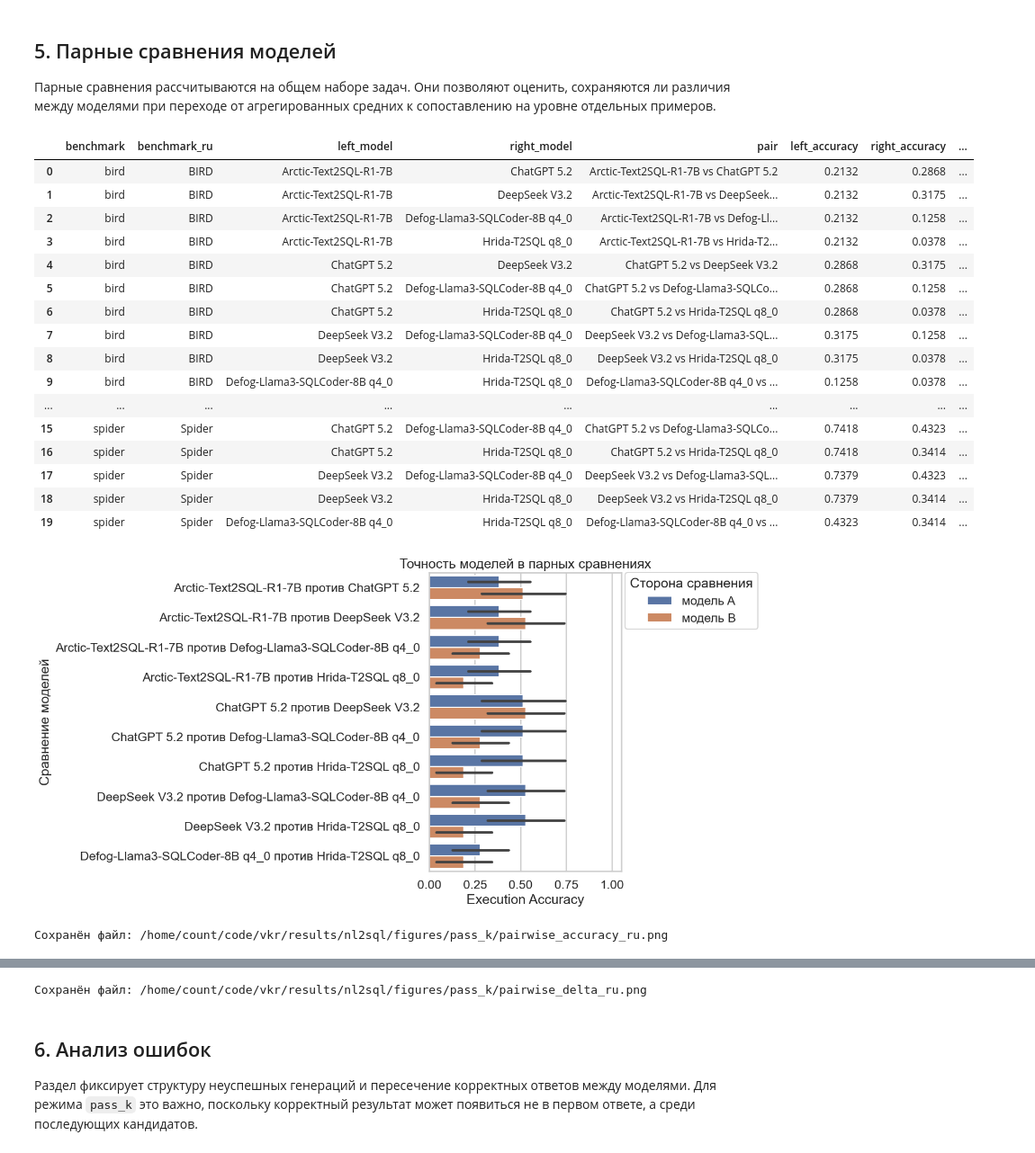
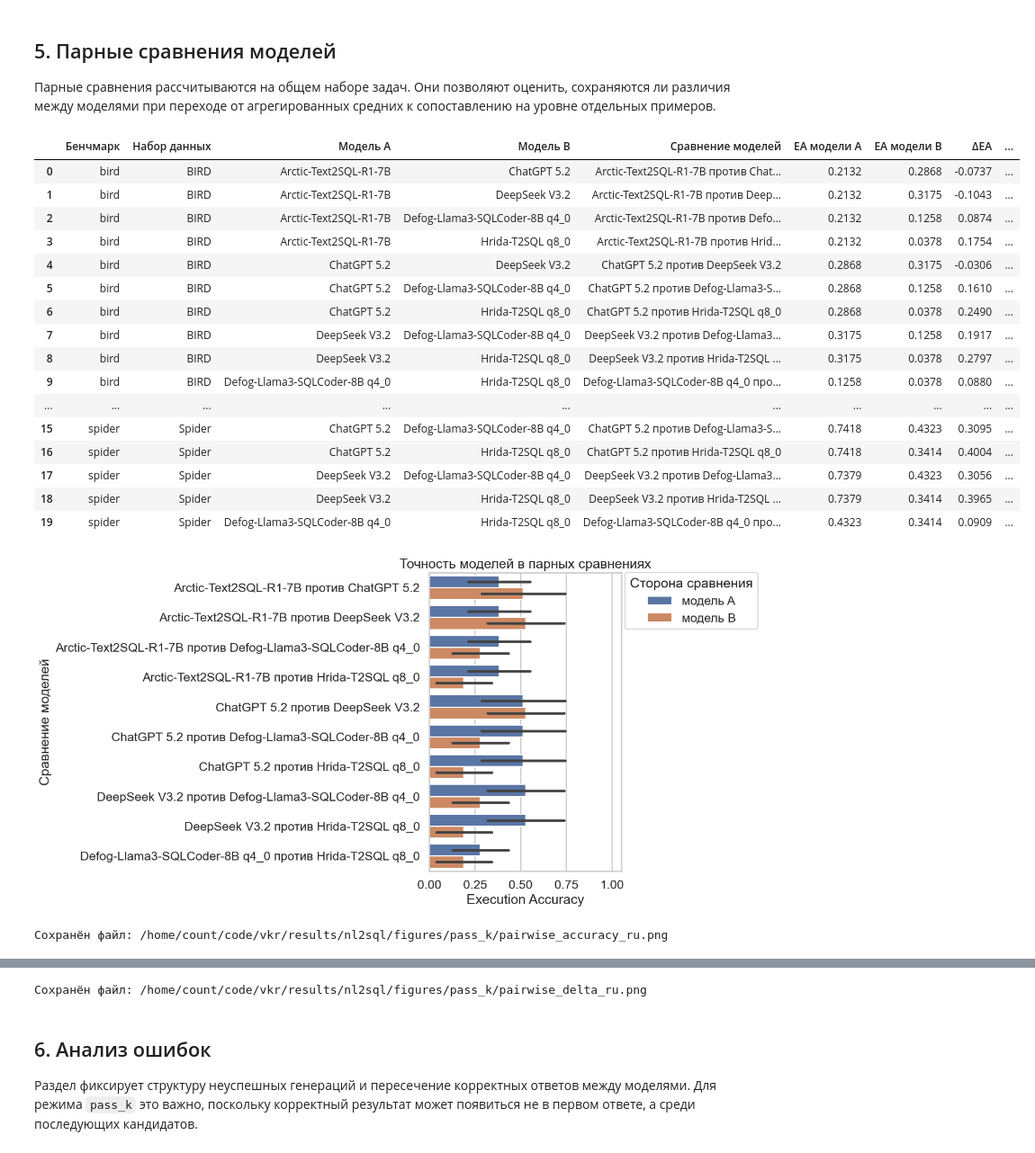
Before and after one commit to countrvl/vkr, a Jupyter notebook: nl2sql/notebooks/02_report_pass_k.ipynb, the cells around one changed output, grey strips where cells are left out. Shown at 90% size. Saved outputs shown, nothing was run; the diff lists cells and outputs as text; code cells hidden in the pictures.

```diff
--- a/nl2sql/notebooks/02_report_pass_k.ipynb
+++ b/nl2sql/notebooks/02_report_pass_k.ipynb
@@ -540,7 +540,24 @@ for benchmark, group in outcomes_df.groupby('benchmark'):
         })
 
 hyp_df = pd.DataFrame(rows)
-display(hyp_df.round(4))
+hyp_display_df = hyp_df.copy()
+if not hyp_display_df.empty:
+    hyp_display_df['pair'] = hyp_display_df['pair'].str.replace(' vs ', ' против ', regex=False)
+    hyp_display_df = hyp_display_df.rename(columns={
+        'benchmark': 'Бенчмарк',
+        'benchmark_ru': 'Набор данных',
+        'left_model': 'Модель A',
+        'right_model': 'Модель B',
+        'pair': 'Сравнение моделей',
+        'left_accuracy': 'EA модели A',
+        'right_accuracy': 'EA модели B',
+        'accuracy_diff': 'ΔEA',
+        'ci_low': 'Нижняя граница 95% ДИ',
+        'ci_high': 'Верхняя граница 95% ДИ',
+        'left_only_correct': 'Корректна только модель A',
+        'right_only_correct': 'Корректна только модель B',
+    })
+display(hyp_display_df.round(4))
 
 if not hyp_df.empty:
     accuracy_plot_df = hyp_df.melt(
@@ -549,50 +566,50 @@ if not hyp_df.empty:
         var_name='side',
         value_name='accuracy',
     )
     accuracy_plot_df['side_ru'] = accuracy_plot_df['side'].map(SIDE_LABELS).fillna(accuracy_plot_df['side'])
     accuracy_plot_df['comparison_ru'] = accuracy_plot_df['pair'].str.replace(' vs ', ' против ', regex=False)
 
     fig, ax = plt.subplots(figsize=(14, max(7, 0.35 * len(accuracy_plot_df['comparison_ru'].unique()))))
     sns.barplot(data=accuracy_plot_df, y='comparison_ru', x='accuracy', hue='side_ru', ax=ax)
     ax.set_title('Точность моделей в парных сравнениях')
     ax.set_xlabel('Execution Accuracy')
     ax.set_ylabel('Сравнение моделей')
     ax.set_xlim(0, 1.05)
     _legend_outside(ax, 'Сторона сравнения')
     path = FIGURES_DIR / 'pairwise_accuracy_ru.png'
     _save_current(fig, path)
 
     delta_df = hyp_df.copy()
     delta_df['comparison_ru'] = delta_df['pair'].str.replace(' vs ', ' против ', regex=False)
     fig, ax = plt.subplots(figsize=(14, max(7, 0.28 * len(delta_df))))
     sns.barplot(data=delta_df, y='comparison_ru', x='accuracy_diff', hue='benchmark_ru', ax=ax)
     ax.axvline(0.0, color='black', linestyle='--', linewidth=1)
     ax.set_title('Разница Execution Accuracy в парных сравнениях')
     ax.set_xlabel('ΔEA модели A относительно модели B')
     ax.set_ylabel('Сравнение моделей')
     _legend_outside(ax, 'Набор данных')
     path = FIGURES_DIR / 'pairwise_delta_ru.png'
     _save_current(fig, path)
 else:
     print('Недостаточно моделей для построения парных сравнений.')
 # %% [output]
-|  | benchmark | benchmark_ru | left_model | right_model | pair | left_accuracy | right_accuracy | ... |
-| 0 | bird | BIRD | Arctic-Text2SQL-R1-7B | ChatGPT 5.2 | Arctic-Text2SQL-R1-7B vs ChatGPT 5.2 | 0.2132 | 0.2868 | ... |
-| 1 | bird | BIRD | Arctic-Text2SQL-R1-7B | DeepSeek V3.2 | Arctic-Text2SQL-R1-7B vs DeepSeek... | 0.2132 | 0.3175 | ... |
-| 2 | bird | BIRD | Arctic-Text2SQL-R1-7B | Defog-Llama3-SQLCoder-8B q4_0 | Arctic-Text2SQL-R1-7B vs Defog-Ll... | 0.2132 | 0.1258 | ... |
-| 3 | bird | BIRD | Arctic-Text2SQL-R1-7B | Hrida-T2SQL q8_0 | Arctic-Text2SQL-R1-7B vs Hrida-T2... | 0.2132 | 0.0378 | ... |
-| 4 | bird | BIRD | ChatGPT 5.2 | DeepSeek V3.2 | ChatGPT 5.2 vs DeepSeek V3.2 | 0.2868 | 0.3175 | ... |
-| 5 | bird | BIRD | ChatGPT 5.2 | Defog-Llama3-SQLCoder-8B q4_0 | ChatGPT 5.2 vs Defog-Llama3-SQLCo... | 0.2868 | 0.1258 | ... |
-| 6 | bird | BIRD | ChatGPT 5.2 | Hrida-T2SQL q8_0 | ChatGPT 5.2 vs Hrida-T2SQL q8_0 | 0.2868 | 0.0378 | ... |
-| 7 | bird | BIRD | DeepSeek V3.2 | Defog-Llama3-SQLCoder-8B q4_0 | DeepSeek V3.2 vs Defog-Llama3-SQL... | 0.3175 | 0.1258 | ... |
-| 8 | bird | BIRD | DeepSeek V3.2 | Hrida-T2SQL q8_0 | DeepSeek V3.2 vs Hrida-T2SQL q8_0 | 0.3175 | 0.0378 | ... |
-| 9 | bird | BIRD | Defog-Llama3-SQLCoder-8B q4_0 | Hrida-T2SQL q8_0 | Defog-Llama3-SQLCoder-8B q4_0 vs ... | 0.1258 | 0.0378 | ... |
-| ... | ... | ... | ... | ... | ... | ... | ... | ... |
-| 15 | spider | Spider | ChatGPT 5.2 | Defog-Llama3-SQLCoder-8B q4_0 | ChatGPT 5.2 vs Defog-Llama3-SQLCo... | 0.7418 | 0.4323 | ... |
-| 16 | spider | Spider | ChatGPT 5.2 | Hrida-T2SQL q8_0 | ChatGPT 5.2 vs Hrida-T2SQL q8_0 | 0.7418 | 0.3414 | ... |
-| 17 | spider | Spider | DeepSeek V3.2 | Defog-Llama3-SQLCoder-8B q4_0 | DeepSeek V3.2 vs Defog-Llama3-SQL... | 0.7379 | 0.4323 | ... |
-| 18 | spider | Spider | DeepSeek V3.2 | Hrida-T2SQL q8_0 | DeepSeek V3.2 vs Hrida-T2SQL q8_0 | 0.7379 | 0.3414 | ... |
-| 19 | spider | Spider | Defog-Llama3-SQLCoder-8B q4_0 | Hrida-T2SQL q8_0 | Defog-Llama3-SQLCoder-8B q4_0 vs ... | 0.4323 | 0.3414 | ... |
+|  | Бенчмарк | Набор данных | Модель A | Модель B | Сравнение моделей | EA модели A | EA модели B | ΔEA | ... |
+| 0 | bird | BIRD | Arctic-Text2SQL-R1-7B | ChatGPT 5.2 | Arctic-Text2SQL-R1-7B против Chat... | 0.2132 | 0.2868 | -0.0737 | ... |
+| 1 | bird | BIRD | Arctic-Text2SQL-R1-7B | DeepSeek V3.2 | Arctic-Text2SQL-R1-7B против Deep... | 0.2132 | 0.3175 | -0.1043 | ... |
+| 2 | bird | BIRD | Arctic-Text2SQL-R1-7B | Defog-Llama3-SQLCoder-8B q4_0 | Arctic-Text2SQL-R1-7B против Defo... | 0.2132 | 0.1258 | 0.0874 | ... |
+| 3 | bird | BIRD | Arctic-Text2SQL-R1-7B | Hrida-T2SQL q8_0 | Arctic-Text2SQL-R1-7B против Hrid... | 0.2132 | 0.0378 | 0.1754 | ... |
+| 4 | bird | BIRD | ChatGPT 5.2 | DeepSeek V3.2 | ChatGPT 5.2 против DeepSeek V3.2 | 0.2868 | 0.3175 | -0.0306 | ... |
+| 5 | bird | BIRD | ChatGPT 5.2 | Defog-Llama3-SQLCoder-8B q4_0 | ChatGPT 5.2 против Defog-Llama3-S... | 0.2868 | 0.1258 | 0.1610 | ... |
+| 6 | bird | BIRD | ChatGPT 5.2 | Hrida-T2SQL q8_0 | ChatGPT 5.2 против Hrida-T2SQL q8_0 | 0.2868 | 0.0378 | 0.2490 | ... |
+| 7 | bird | BIRD | DeepSeek V3.2 | Defog-Llama3-SQLCoder-8B q4_0 | DeepSeek V3.2 против Defog-Llama3... | 0.3175 | 0.1258 | 0.1917 | ... |
+| 8 | bird | BIRD | DeepSeek V3.2 | Hrida-T2SQL q8_0 | DeepSeek V3.2 против Hrida-T2SQL ... | 0.3175 | 0.0378 | 0.2797 | ... |
+| 9 | bird | BIRD | Defog-Llama3-SQLCoder-8B q4_0 | Hrida-T2SQL q8_0 | Defog-Llama3-SQLCoder-8B q4_0 про... | 0.1258 | 0.0378 | 0.0880 | ... |
+| ... | ... | ... | ... | ... | ... | ... | ... | ... | ... |
+| 15 | spider | Spider | ChatGPT 5.2 | Defog-Llama3-SQLCoder-8B q4_0 | ChatGPT 5.2 против Defog-Llama3-S... | 0.7418 | 0.4323 | 0.3095 | ... |
+| 16 | spider | Spider | ChatGPT 5.2 | Hrida-T2SQL q8_0 | ChatGPT 5.2 против Hrida-T2SQL q8_0 | 0.7418 | 0.3414 | 0.4004 | ... |
+| 17 | spider | Spider | DeepSeek V3.2 | Defog-Llama3-SQLCoder-8B q4_0 | DeepSeek V3.2 против Defog-Llama3... | 0.7379 | 0.4323 | 0.3056 | ... |
+| 18 | spider | Spider | DeepSeek V3.2 | Hrida-T2SQL q8_0 | DeepSeek V3.2 против Hrida-T2SQL ... | 0.7379 | 0.3414 | 0.3965 | ... |
+| 19 | spider | Spider | Defog-Llama3-SQLCoder-8B q4_0 | Hrida-T2SQL q8_0 | Defog-Llama3-SQLCoder-8B q4_0 про... | 0.4323 | 0.3414 | 0.0909 | ... |
 [figure]
 Сохранён файл: /home/count/code/vkr/results/nl2sql/figures/pass_k/pairwise_accuracy_ru.png
 [figure]
```
Also changed, not shown: 50 other files.
